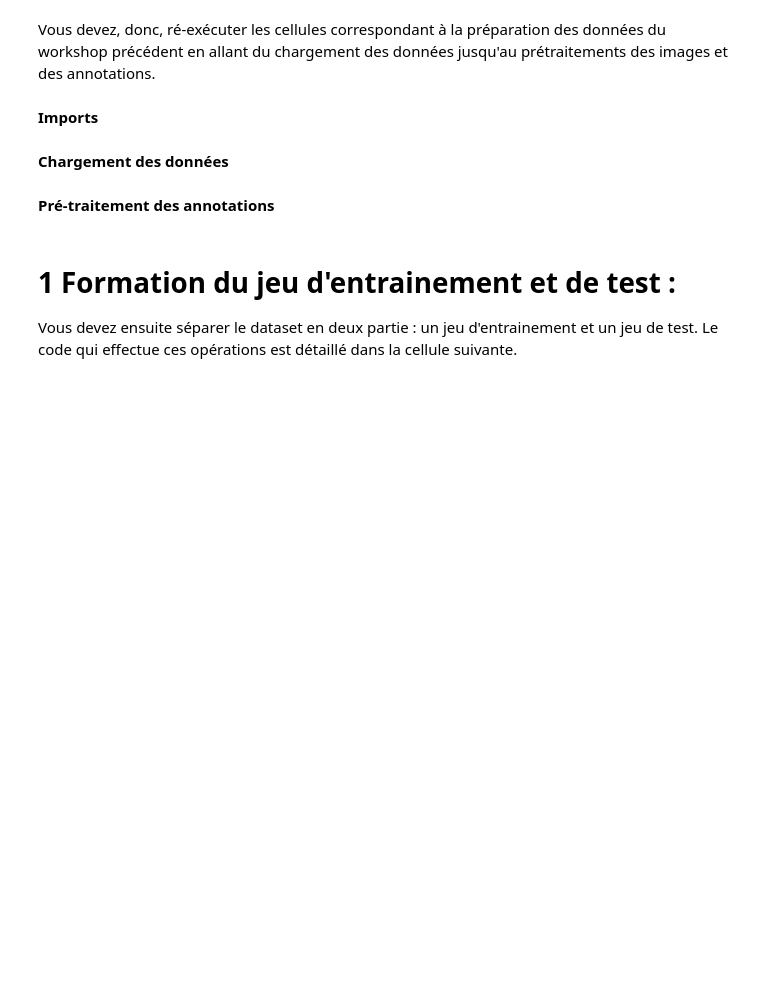
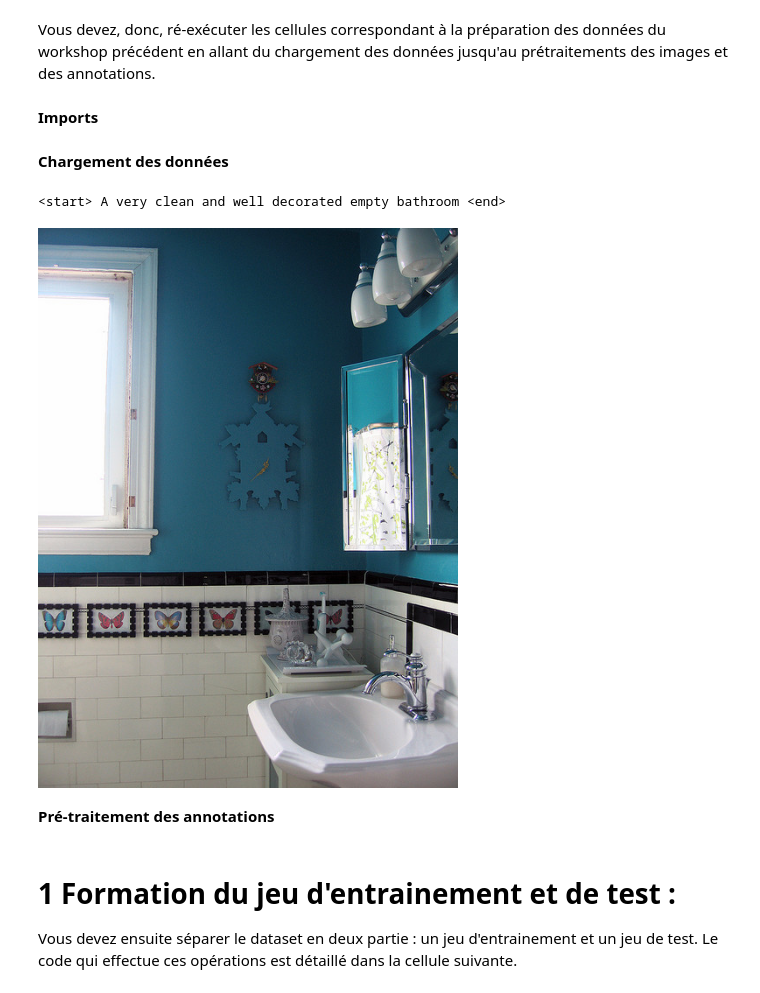
Before and after one commit to Data-Science-G1/workshop, a Jupyter notebook: WS6 - captioning.ipynb, the cells around one changed output. Drawn from its saved outputs; the diff is of its cells as text; code cells hidden in the pictures; blank space fills up the shorter version.

```diff
--- a/WS6 - captioning.ipynb
+++ b/WS6 - captioning.ipynb
@@ -42,15 +42,17 @@ with open(annotation_file, 'r') as f:
 
 # Grouper toutes les annotations ayant le meme identifiant.
 image_path_to_caption = collections.defaultdict(list)
+
 for val in annotations['annotations']:
-    # marquer le debut et la fin de chaque annotation
-#A COMPLETER
+    # Marquer le debut et la fin de chaque annotation
+    caption = f"<start> {val['caption']} <end>"     #A COMPLETER
+
     # L'identifiant d'une image fait partie de son chemin d'accès
     image_path = PATH + 'COCO_train2014_' + '%012d.jpg' % (val['image_id'])
     # Rajout du caption associé à image_path
-#A COMPLETER
+    image_path_to_caption[image_path].append(caption)   #A COMPLETER
 
-# Prendre les premières images seulement
+# Prendre les 2000 premières images seulement
 image_paths = list(image_path_to_caption.keys())
 train_image_paths = image_paths[:2000]
 
@@ -62,9 +64,15 @@ img_name_vector = []
 for image_path in train_image_paths:
     caption_list = image_path_to_caption[image_path]
     # Rajout de caption_list dans train_captions
-#A COMPLETER
+    train_captions.extend(caption_list)     #A COMPLETER
     # Rajout de image_path dupliquée len(caption_list) fois
-#A COMPLETER
+    img_name_vector.extend([image_path] * len(caption_list))    #A COMPLETER
+# %%
+print(train_captions[0])
+Image.open(img_name_vector[0])
+# %% [output]
+<start> A very clean and well decorated empty bathroom <end>
+[figure, added]
 # %%
 # Telechargement du modèle InceptionV3 pré-entrainé avec la cassification sur ImageNet
 image_model = tf.keras.applications.InceptionV3(include_top=False,
```
Also changed, not shown: parts of 10 cells of this notebook.
